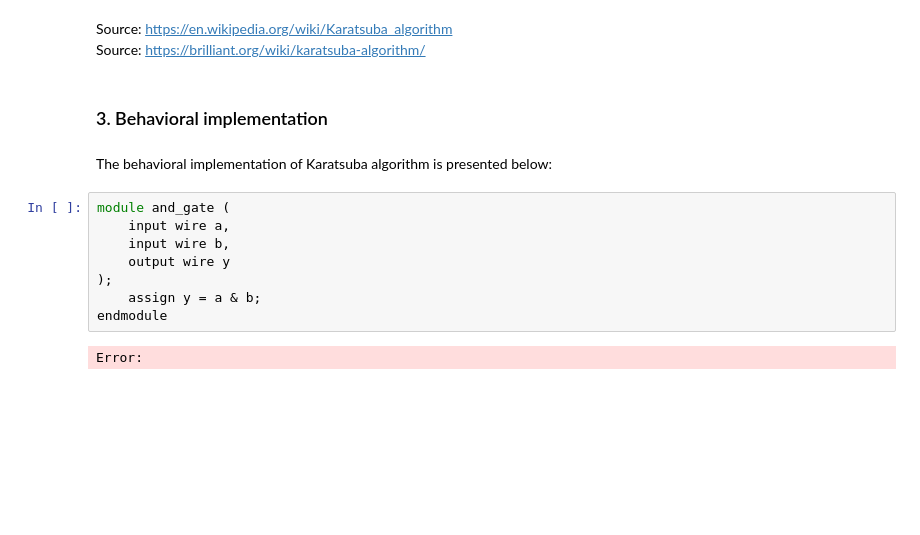
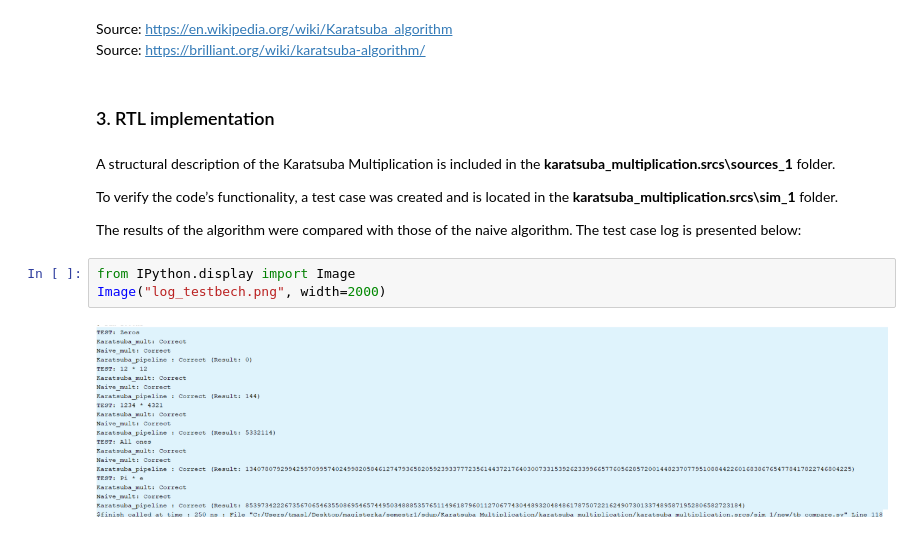
Before and after one commit to AKozdr03/Karatsuba_Multiplication, a Jupyter notebook: Karatsuba_Multiplication.ipynb, the cells around one changed output. Cells and saved outputs as stored; diff of their text form; blank space fills up the shorter version.

Commit message:
RTL description in notebook

```diff
--- a/Karatsuba_Multiplication.ipynb
+++ b/Karatsuba_Multiplication.ipynb
@@ -161,16 +161,15 @@ As we can see **Karatsuba algorithm is faster**, in particular when numbers are
 Source: https://en.wikipedia.org/wiki/Karatsuba_algorithm \
 Source: https://brilliant.org/wiki/karatsuba-algorithm/
 # %% [markdown]
-### 3. Behavioral implementation
+### 3. RTL implementation
 # %% [markdown]
-The behavioral implementation of Karatsuba algorithm is presented below:
+A structural description of the Karatsuba Multiplication is included in the **karatsuba_multiplication.srcs\sources_1** folder.
+
+To verify the code’s functionality, a test case was created and is located in the **karatsuba_multiplication.srcs\sim_1** folder.
+
+The results of the algorithm were compared with those of the naive algorithm. The test case log is presented below:
-# %%
-module and_gate (
-    input wire a,
-    input wire b,
-    output wire y
-);
-    assign y = a & b;
-endmodule
-# %% [output]
-Error:
+# %%
+from IPython.display import Image
+Image("log_testbech.png", width=2000)
+# %% [output]
+[figure, added]
```
Also changed, not shown: parts of 1 cell of this notebook, 1 other file.
